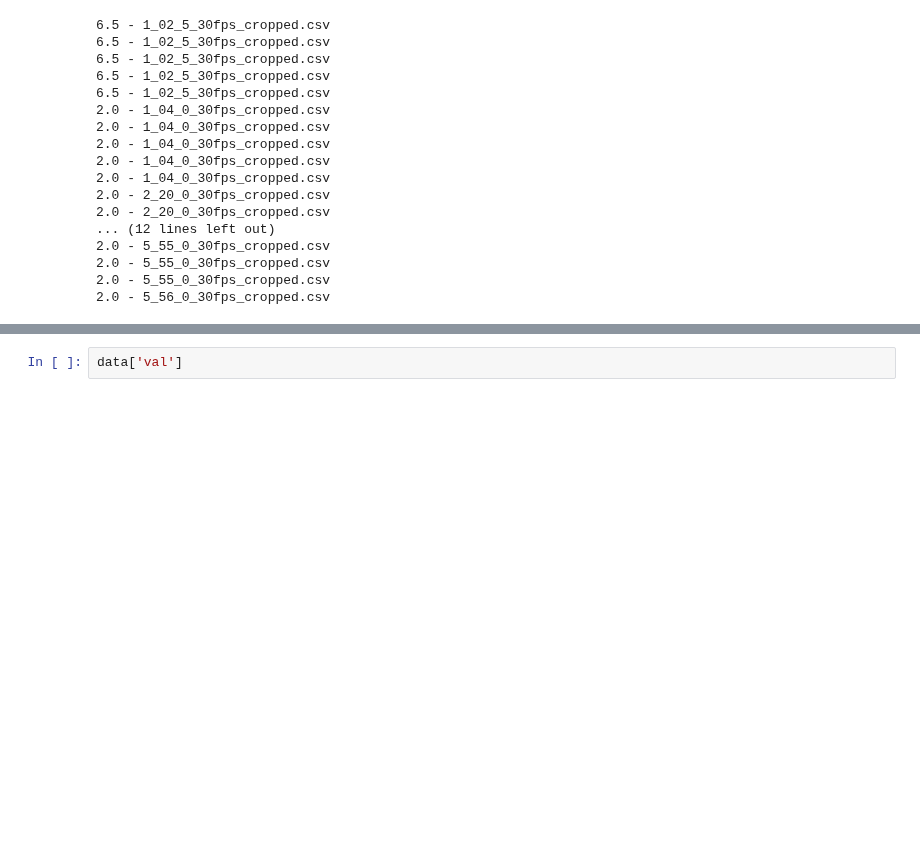
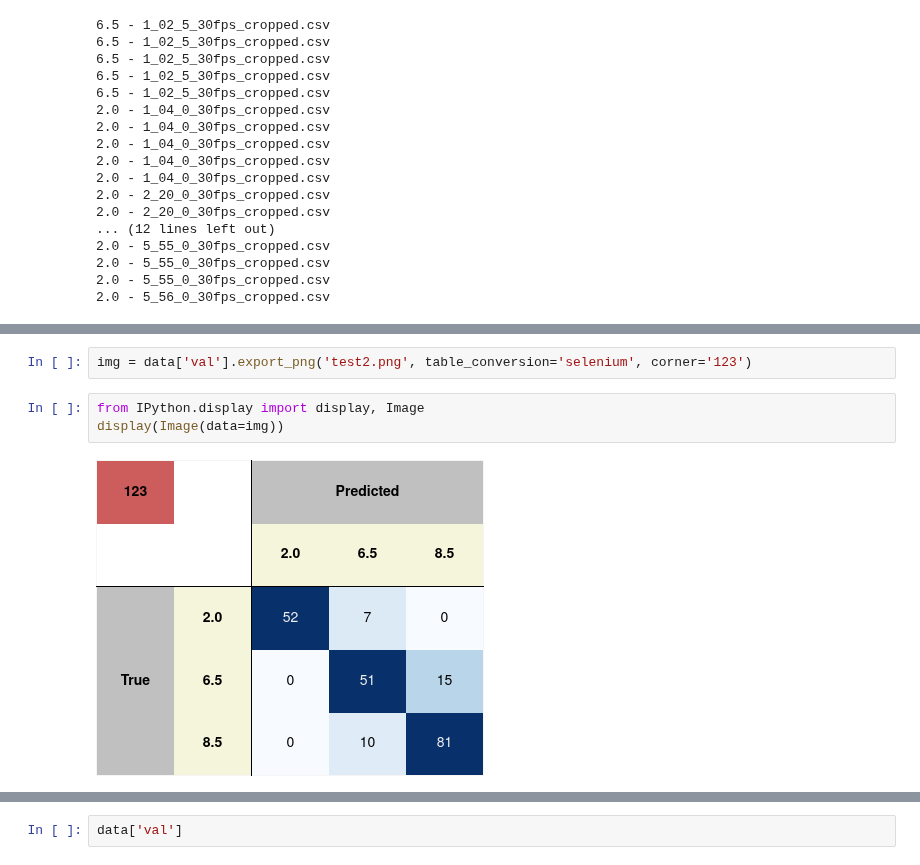
Before and after one commit to Roobahist/fatigue-detection, a Jupyter notebook: temp/temp.ipynb, the cells around one changed output, grey strips where cells are left out. Drawn from its saved outputs; the diff is of its cells as text; blank space fills up the shorter version.

Commit message:
used for testing and developing function for visualizing confusion matriix

```diff
--- a/temp/temp.ipynb
+++ b/temp/temp.ipynb
@@ -532,0 +392,7 @@ data['test']
+# %%
+img = data['val'].export_png('test2.png', table_conversion='selenium', corner='123')
+# %%
+from IPython.display import display, Image
+display(Image(data=img))
+# %% [output]
+[figure, added]
```
Also changed, not shown: parts of 11 cells of this notebook.
